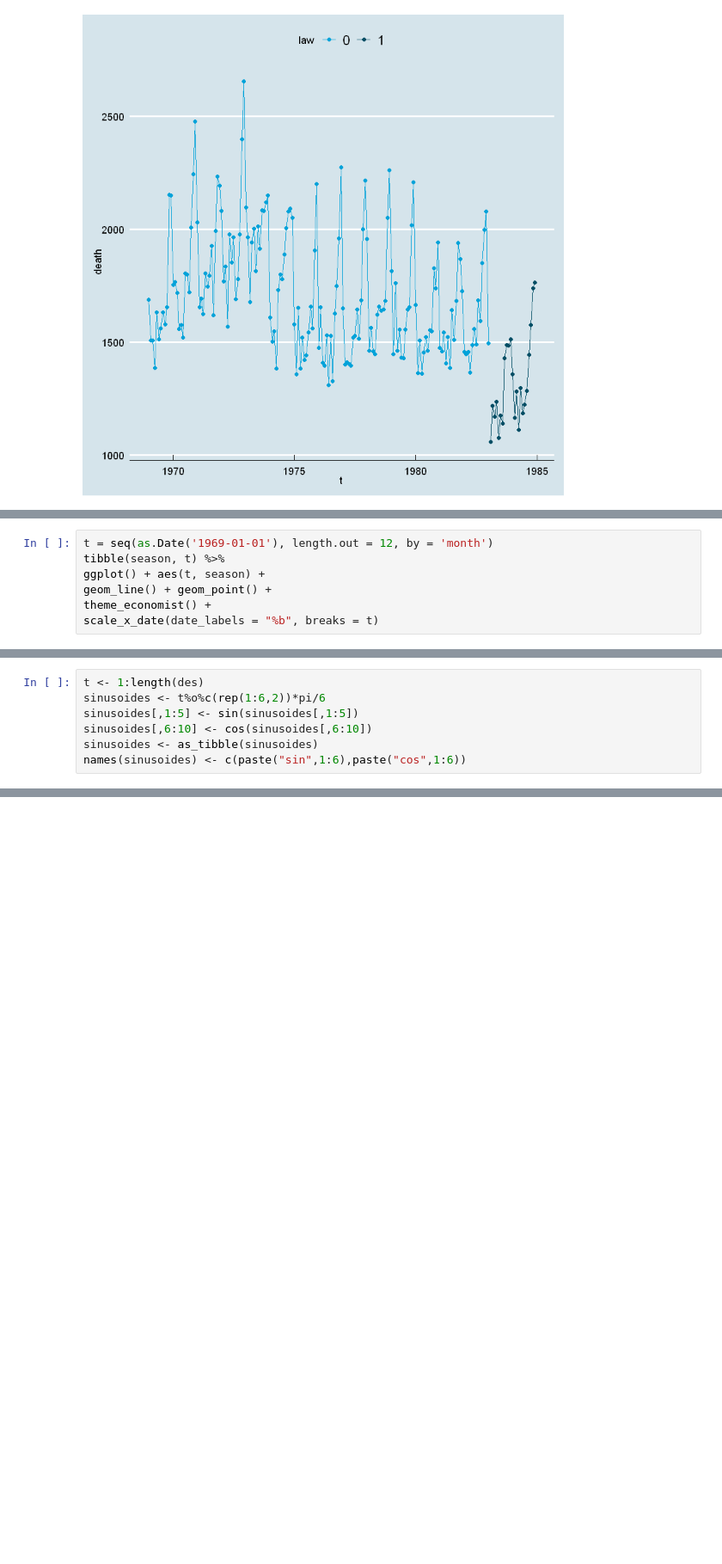
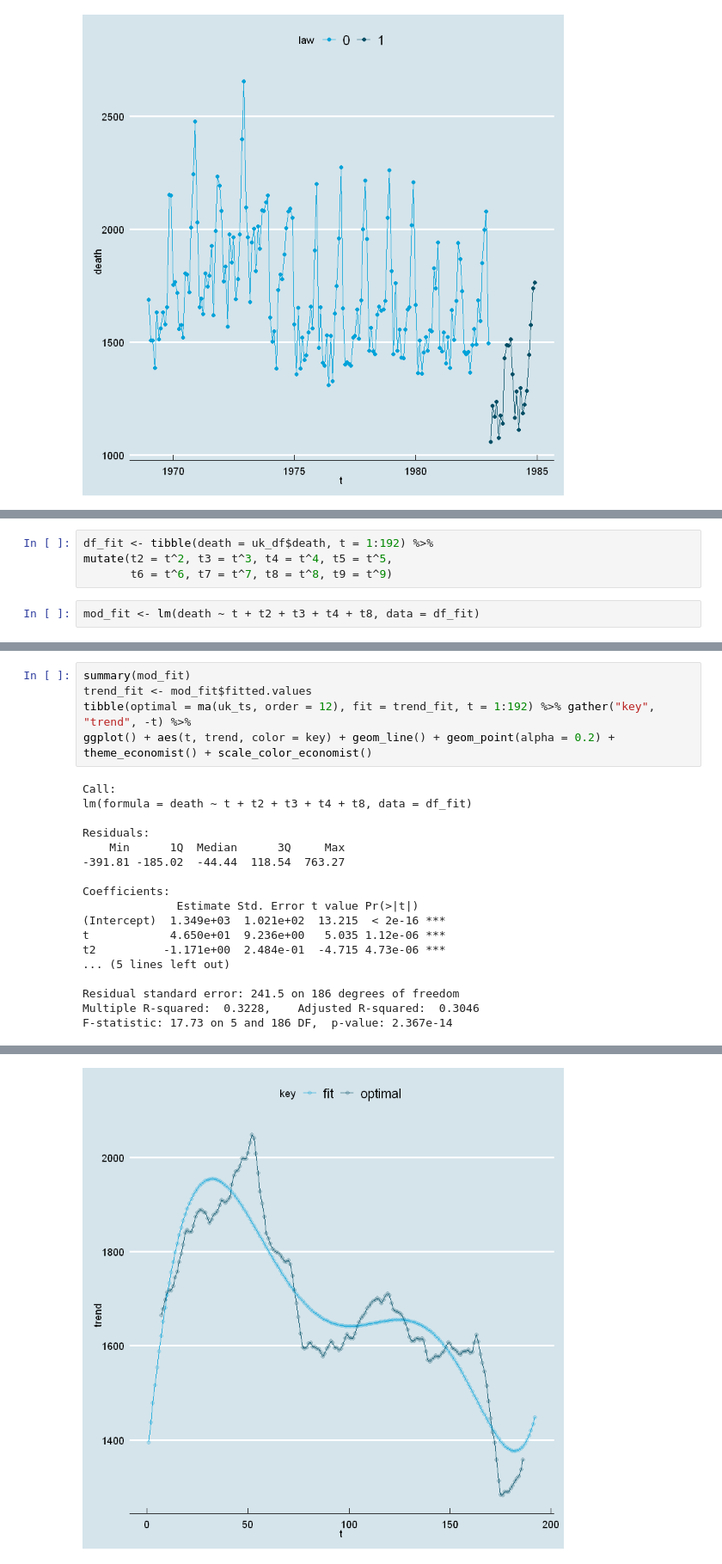
Before and after one commit to Lrakotoson/M_R, a Jupyter notebook: S2/Time Series/Projet/Loïc/UK.ipynb, the cells around one changed output, grey strips where cells are left out. Shown at 86% size. Cells and saved outputs as stored; diff of their text form; blank space fills up the shorter version.

```diff
--- a/S2/Time Series/Projet/Loïc/UK.ipynb
+++ b/S2/Time Series/Projet/Loïc/UK.ipynb
@@ -27,7 +59,0 @@ matrix(12) %>% t() %>% colMeans(na.rm = T)
-# %%
-t = seq(as.Date('1969-01-01'), length.out = 12, by = 'month')
-tibble(season, t) %>%
-ggplot() + aes(t, season) +
-geom_line() + geom_point() +
-theme_economist() +
-scale_x_date(date_labels = "%b", breaks = t)
@@ -50,7 +59,0 @@ des <- uk_ts - uk_seasonal
-# %%
-t <- 1:length(des)
-sinusoides <- t%o%c(rep(1:6,2))*pi/6
-sinusoides[,1:5] <- sin(sinusoides[,1:5])
-sinusoides[,6:10] <- cos(sinusoides[,6:10])
-sinusoides <- as_tibble(sinusoides)
-names(sinusoides) <- c(paste("sin",1:6),paste("cos",1:6))
@@ -192,0 +69,6 @@ ERROR: Error in eval(expr, envir, enclos): objet 'demand.values' introuvable
+# %%
+df_fit <- tibble(death = uk_df$death, t = 1:192) %>%
+mutate(t2 = t^2, t3 = t^3, t4 = t^4, t5 = t^5,
+       t6 = t^6, t7 = t^7, t8 = t^8, t9 = t^9)
+# %%
+mod_fit <- lm(death ~ t + t2 + t3 + t4 + t8, data = df_fit)
@@ -192,0 +81,24 @@ ERROR: Error in eval(expr, envir, enclos): objet 'demand.values' introuvable
+# %%
+summary(mod_fit)
+trend_fit <- mod_fit$fitted.values
+tibble(optimal = ma(uk_ts, order = 12), fit = trend_fit, t = 1:192) %>% gather("key", "trend", -t) %>%
+ggplot() + aes(t, trend, color = key) + geom_line() + geom_point(alpha = 0.2) +
+theme_economist() + scale_color_economist()
+# %% [output]
+Call:
+lm(formula = death ~ t + t2 + t3 + t4 + t8, data = df_fit)
+
+Residuals:
+    Min      1Q  Median      3Q     Max
+-391.81 -185.02  -44.44  118.54  763.27
+
+Coefficients:
+              Estimate Std. Error t value Pr(>|t|)
+(Intercept)  1.349e+03  1.021e+02  13.215  < 2e-16 ***
+t            4.650e+01  9.236e+00   5.035 1.12e-06 ***
+t2          -1.171e+00  2.484e-01  -4.715 4.73e-06 ***
+... (5 lines left out)
+
+Residual standard error: 241.5 on 186 degrees of freedom
+Multiple R-squared:  0.3228,    Adjusted R-squared:  0.3046
+F-statistic: 17.73 on 5 and 186 DF,  p-value: 2.367e-14
@@ -192,0 +110 @@ ERROR: Error in eval(expr, envir, enclos): objet 'demand.values' introuvable
+[figure, added]
```
Also changed, not shown: parts of 57 cells of this notebook, 1 other file.
